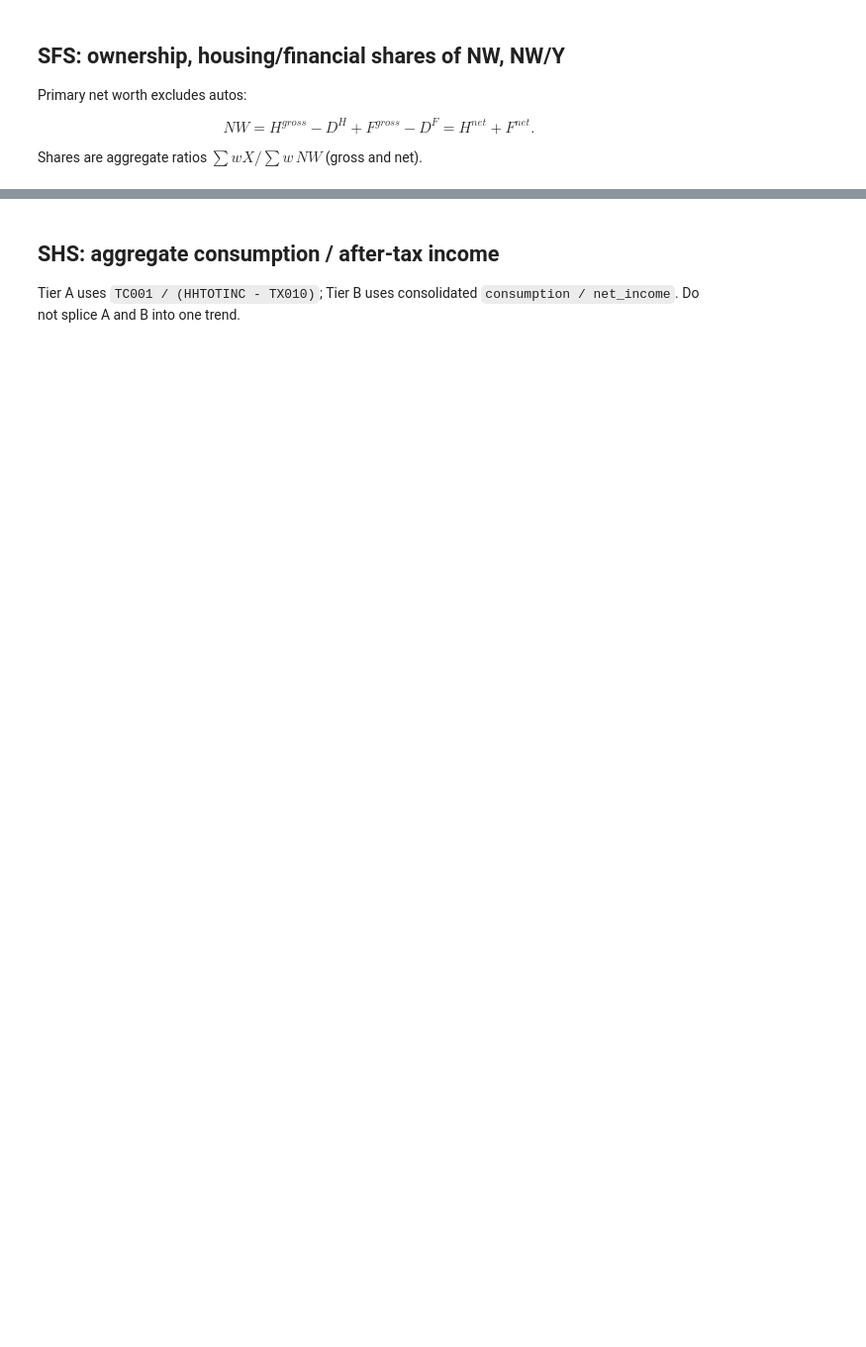
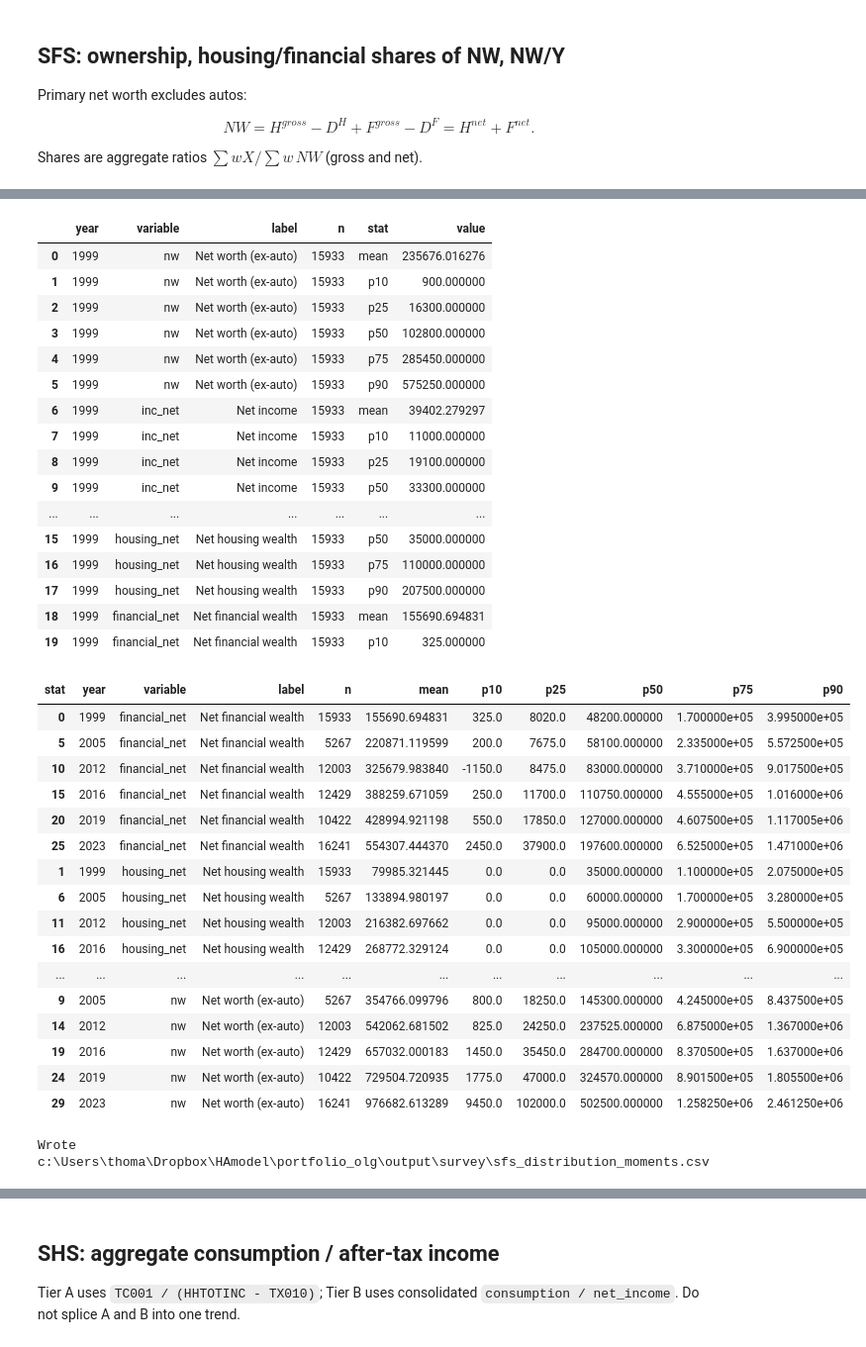
Before and after one commit to TomcatPcat/ha_relativehousingrisk, a Jupyter notebook: portfolio_olg/notebooks/03_sfs_shs_moments.ipynb, the cells around one changed output, grey strips where cells are left out. Shown at 99% size. Saved outputs shown, nothing was run; the diff lists cells and outputs as text; code cells hidden in the pictures; blank space fills up the shorter version.

```diff
--- a/portfolio_olg/notebooks/03_sfs_shs_moments.ipynb
+++ b/portfolio_olg/notebooks/03_sfs_shs_moments.ipynb
@@ -47,0 +119,59 @@ sfs_m.to_csv(out / "sfs_aggregate_moments.csv", index=False)
+# %%
+sfs_dist = sfs_distribution_moments(sfs, by="year")
+display(sfs_dist.head(20))
+
+# Wide view: one block per variable
+sfs_dist_wide = (
+    sfs_dist.pivot_table(
+        index=["year", "variable", "label", "n"],
+        columns="stat",
+        values="value",
+        aggfunc="first",
+    )
+    .reset_index()
+)
+stat_cols = [c for c in ["mean", "p10", "p25", "p50", "p75", "p90"] if c in sfs_dist_wide.columns]
+sfs_dist_wide = sfs_dist_wide[["year", "variable", "label", "n"] + stat_cols].sort_values(
+    ["variable", "year"]
+)
+display(sfs_dist_wide)
+
+sfs_dist.to_csv(out / "sfs_distribution_moments_long.csv", index=False)
+sfs_dist_wide.to_csv(out / "sfs_distribution_moments.csv", index=False)
+print("Wrote", out / "sfs_distribution_moments.csv")
+# %% [output]
+|  | year | variable | label | n | stat | value |
+| 0 | 1999 | nw | Net worth (ex-auto) | 15933 | mean | 235676.016276 |
+| 1 | 1999 | nw | Net worth (ex-auto) | 15933 | p10 | 900.000000 |
+| 2 | 1999 | nw | Net worth (ex-auto) | 15933 | p25 | 16300.000000 |
+| 3 | 1999 | nw | Net worth (ex-auto) | 15933 | p50 | 102800.000000 |
+| 4 | 1999 | nw | Net worth (ex-auto) | 15933 | p75 | 285450.000000 |
+| 5 | 1999 | nw | Net worth (ex-auto) | 15933 | p90 | 575250.000000 |
+| 6 | 1999 | inc_net | Net income | 15933 | mean | 39402.279297 |
+| 7 | 1999 | inc_net | Net income | 15933 | p10 | 11000.000000 |
+| 8 | 1999 | inc_net | Net income | 15933 | p25 | 19100.000000 |
+| 9 | 1999 | inc_net | Net income | 15933 | p50 | 33300.000000 |
+| ... | ... | ... | ... | ... | ... | ... |
+| 15 | 1999 | housing_net | Net housing wealth | 15933 | p50 | 35000.000000 |
+| 16 | 1999 | housing_net | Net housing wealth | 15933 | p75 | 110000.000000 |
+| 17 | 1999 | housing_net | Net housing wealth | 15933 | p90 | 207500.000000 |
+| 18 | 1999 | financial_net | Net financial wealth | 15933 | mean | 155690.694831 |
+| 19 | 1999 | financial_net | Net financial wealth | 15933 | p10 | 325.000000 |
+| stat | year | variable | label | n | mean | p10 | p25 | p50 | p75 | p90 |
+| 0 | 1999 | financial_net | Net financial wealth | 15933 | 155690.694831 | 325.0 | 8020.0 | 48200.000000 | 1.700000e+05 | 3.995000e+05 |
+| 5 | 2005 | financial_net | Net financial wealth | 5267 | 220871.119599 | 200.0 | 7675.0 | 58100.000000 | 2.335000e+05 | 5.572500e+05 |
+| 10 | 2012 | financial_net | Net financial wealth | 12003 | 325679.983840 | -1150.0 | 8475.0 | 83000.000000 | 3.710000e+05 | 9.017500e+05 |
+| 15 | 2016 | financial_net | Net financial wealth | 12429 | 388259.671059 | 250.0 | 11700.0 | 110750.000000 | 4.555000e+05 | 1.016000e+06 |
+| 20 | 2019 | financial_net | Net financial wealth | 10422 | 428994.921198 | 550.0 | 17850.0 | 127000.000000 | 4.607500e+05 | 1.117005e+06 |
+| 25 | 2023 | financial_net | Net financial wealth | 16241 | 554307.444370 | 2450.0 | 37900.0 | 197600.000000 | 6.525000e+05 | 1.471000e+06 |
+| 1 | 1999 | housing_net | Net housing wealth | 15933 | 79985.321445 | 0.0 | 0.0 | 35000.000000 | 1.100000e+05 | 2.075000e+05 |
+| 6 | 2005 | housing_net | Net housing wealth | 5267 | 133894.980197 | 0.0 | 0.0 | 60000.000000 | 1.700000e+05 | 3.280000e+05 |
+| 11 | 2012 | housing_net | Net housing wealth | 12003 | 216382.697662 | 0.0 | 0.0 | 95000.000000 | 2.900000e+05 | 5.500000e+05 |
+| 16 | 2016 | housing_net | Net housing wealth | 12429 | 268772.329124 | 0.0 | 0.0 | 105000.000000 | 3.300000e+05 | 6.900000e+05 |
+| ... | ... | ... | ... | ... | ... | ... | ... | ... | ... | ... |
+| 9 | 2005 | nw | Net worth (ex-auto) | 5267 | 354766.099796 | 800.0 | 18250.0 | 145300.000000 | 4.245000e+05 | 8.437500e+05 |
+| 14 | 2012 | nw | Net worth (ex-auto) | 12003 | 542062.681502 | 825.0 | 24250.0 | 237525.000000 | 6.875000e+05 | 1.367000e+06 |
+| 19 | 2016 | nw | Net worth (ex-auto) | 12429 | 657032.000183 | 1450.0 | 35450.0 | 284700.000000 | 8.370500e+05 | 1.637000e+06 |
+| 24 | 2019 | nw | Net worth (ex-auto) | 10422 | 729504.720935 | 1775.0 | 47000.0 | 324570.000000 | 8.901500e+05 | 1.805500e+06 |
+| 29 | 2023 | nw | Net worth (ex-auto) | 16241 | 976682.613289 | 9450.0 | 102000.0 | 502500.000000 | 1.258250e+06 | 2.461250e+06 |
+Wrote c:\Users\thoma\Dropbox\HAmodel\portfolio_olg\output\survey\sfs_distribution_moments.csv
```
Also changed, not shown: parts of 9 cells of this notebook, 4 other files.
